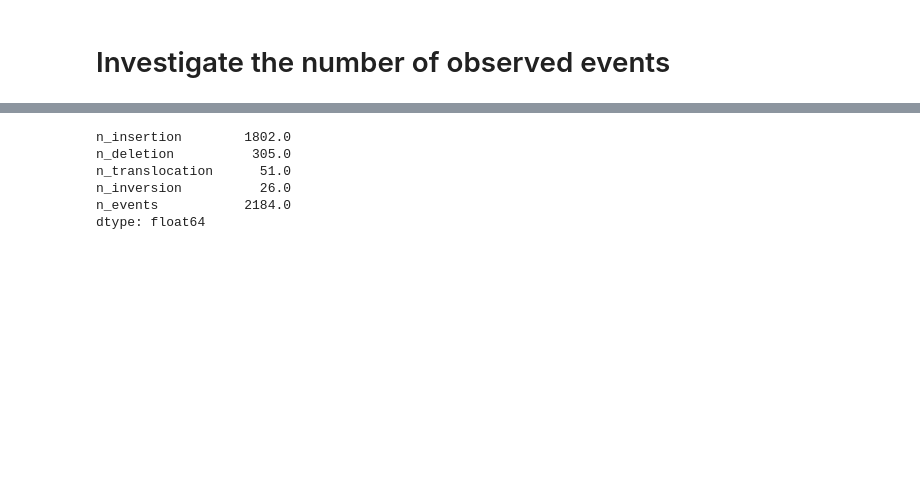
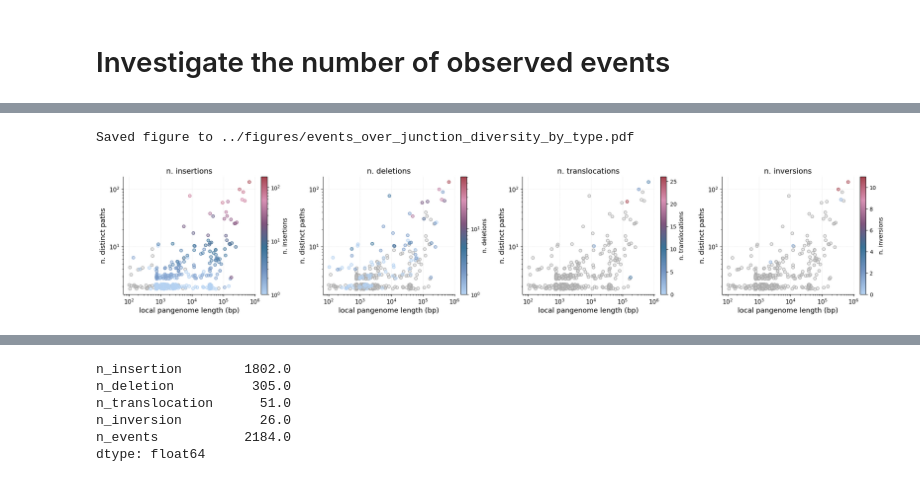
Before and after one commit to marie3003/junction_dataset, a Jupyter notebook: explore/n_events.ipynb, the cells around one changed output, grey strips where cells are left out. Saved outputs shown, nothing was run; the diff lists cells and outputs as text; code cells hidden in the pictures; blank space fills up the shorter version.

```diff
--- a/explore/n_events.ipynb
+++ b/explore/n_events.ipynb
@@ -91,0 +232,20 @@ Saved event counts to ../results/atb_lookup/event_counts_per_junction.csv
+# %%
+fig, axes = plot_marginal_scatter(
+      jdf_all,
+      x_col="tot_acc_len",
+      y_col="n_categories",
+      color_by_event_count=["n_insertion", "n_deletion", "n_translocation", "n_inversion"],  # or "n_insertion", "n_deletion", etc.
+      filled=True,
+      fill_alpha=0.4,
+      edge_alpha=1,
+      scatter_size=30,
+      point_linewidth=1,
+      log_color_scale=['n_insertion', 'n_deletion'],
+      subplot_arrangement=(1, 4),
+      figsize=(25, 4),
+      shared_colorbar=False,
+      save_path = "../figures/events_over_junction_diversity_by_type.pdf"
+  )
+# %% [output]
+Saved figure to ../figures/events_over_junction_diversity_by_type.pdf
+[figure, added]
```
Also changed, not shown: parts of 40 cells of this notebook, 8 other files.
